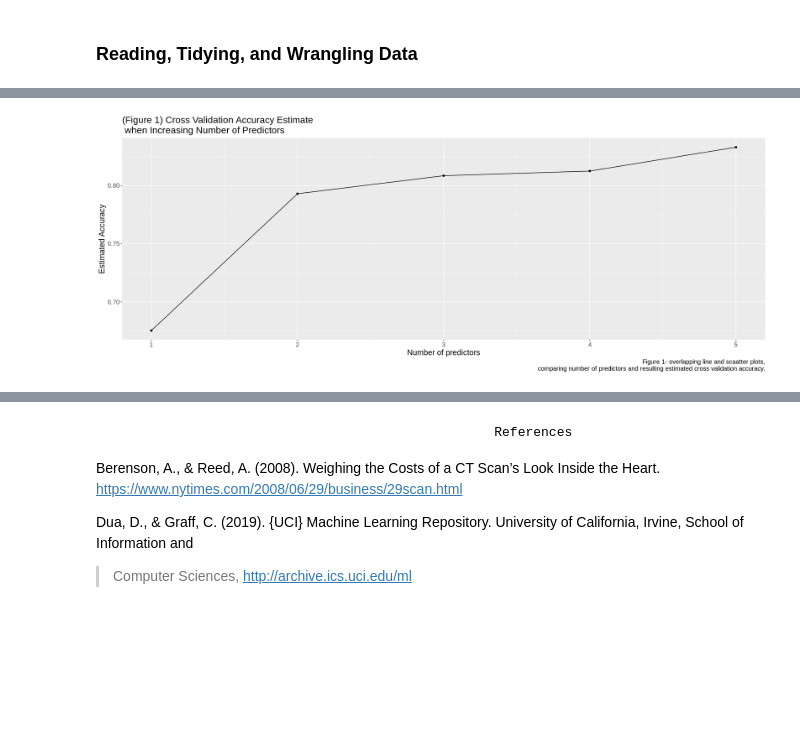
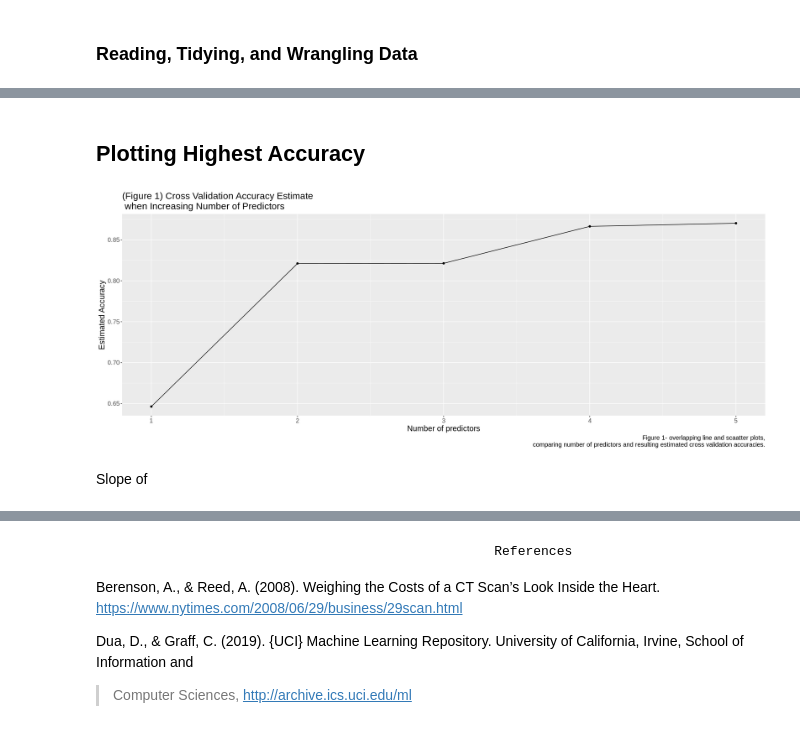
Before and after one commit to justinlook/dsci-100-2022w1-group-10, a Jupyter notebook: Final-project-group10.ipynb, the cells around one changed output, grey strips where cells are left out. Saved outputs shown, nothing was run; the diff lists cells and outputs as text; code cells hidden in the pictures; blank space fills up the shorter version.

```diff
--- a/Final-project-group10.ipynb
+++ b/Final-project-group10.ipynb
@@ -301,9 +262,9 @@ A tibble: 246 × 6
 # %%
 set.seed(88)
-#Visualization for the cross vlidation
-example_vfold <- vfold_cv(upsampled_cleveland_training_subset, v = 5, strata = num)
+#Visualization for the cross validation
+example_vfold <- vfold_cv(upsampled_cleveland_training, v = 5, strata = num)
 
-example_recipe <- recipe(num ~ chol, data = upsampled_cleveland_training_subset) |>
+example_recipe <- recipe(num ~ thalach, data = upsampled_cleveland_training) |>
   step_scale(all_predictors()) |>
   step_center(all_predictors())
 
@@ -312,11 +273,11 @@ example_spec <- nearest_neighbor(weight_func = "rectangular", neighbors = tune()
   set_engine("kknn") |>
   set_mode("classification")
 
-gridvals <- tibble(neighbors = seq(1, 30))
+k_vals <- tibble(neighbors = seq(1, 30))
 example_results <- workflow() |>
   add_recipe(example_recipe) |>
   add_model(example_spec) |>
-  tune_grid(resamples = example_vfold, grid = gridvals) |>
+  tune_grid(resamples = example_vfold, grid = k_vals) |>
   collect_metrics()
 
 
@@ -324,20 +285,8 @@ example_accuracies <- example_results |>
   filter(.metric == "accuracy")
 
 arranged_example_accuracies <- example_accuracies|>
+select(neighbors, mean)|>
 arrange(desc(mean))
 
 arranged_example_accuracies
-
-# check for most optimal accuracy, and it is usually the highest and most stable one.
-
-# plot of K values against their respective accuracies
-example_cross_val_plot <- example_accuracies |>
-    ggplot(aes(x = neighbors, y = mean)) +
-    geom_point() +
-    geom_line() +
-    labs(x = "Neighbors", y = "Accuracy Estimate") +
-    ggtitle("K values VS accuracies for the classifier with a predictor, age")+
-    theme(text = element_text(size = 12))
-
-example_cross_val_plot
 # %% [output]
@@ -359,5 +344,10 @@ A tibble: 30 × 7
 # %%
 set.seed(88)
+#extract variable names from the upsampled cleveland training sub dataset
+names <- colnames(upsampled_cleveland_training|> select(-num))
+
+names
+
 # create an empty tibble to store the results
 accuracies <- tibble(size = integer(),
                      model_string = character(),
@@ -370,7 +360,7 @@ knn_spec <- nearest_neighbor(weight_func = "rectangular",
      set_mode("classification")
 
 # create a 5-fold cross-validation object
-heartdisease_vfold <- vfold_cv(upsampled_cleveland_training_subset, v = 5, strata = num)
+heartdisease_vfold <- vfold_cv(upsampled_cleveland_training, v = 5, strata = num)
 
 # store the total number of predictors
 n_total <- length(names)
@@ -390,7 +380,7 @@ for (i in 1:n_total) {
 
         # create a recipe from the model string
         hd_recipe <- recipe(as.formula(model_string),
-                                data = upsampled_cleveland_training_subset) |>
+                                data = upsampled_cleveland_training) |>
                           step_scale(all_predictors()) |>
                           step_center(all_predictors())
 
@@ -399,7 +389,7 @@ for (i in 1:n_total) {
         acc <- workflow() |>
           add_recipe(hd_recipe) |>
           add_model(knn_spec) |>
-          tune_grid(resamples = heartdisease_vfold, grid = gridvals) |>
+          tune_grid(resamples = heartdisease_vfold, grid = k_vals) |>
           collect_metrics() |>
           filter(.metric == "accuracy")|>
           summarize(mx = max(mean))
@@ -419,5 +409,4 @@ for (i in 1:n_total) {
     selected <- c(selected, names[[jstar]])
     names <- names[-jstar]
 }
-accuracies
 # %% [output]
@@ -432,20 +464,24 @@ A tibble: 5 × 3
+# %% [markdown]
+## Plotting Highest Accuracy
 # %%
 options(repr.plot.width=18, repr.plot.height=7)
 accuracies_cross_validation_plot<-accuracies|>
 ggplot(aes(x=size,y=accuracy))+
 geom_point()+
 geom_line()+
 labs(x="Number of predictors",y="Estimated Accuracy",
      caption ="Figure 1- overlapping line and scaatter plots,
-comparing number of predictors and resulting estimated cross validation accuracy.")+
+comparing number of predictors and resulting estimated cross validation accuracies.")+
 theme(text=element_text(size=20))+
 ggtitle("(Figure 1) Cross Validation Accuracy Estimate \n when Increasing Number of Predictors")+
 theme(text = element_text(size = 15))
 
 
 accuracies_cross_validation_plot
 # %% [output]
-[figure, old version]
+[figure, new version]
+# %% [markdown]
+Slope of
 # %%
 set.seed(88)
 #test the five classifiers on the testing dataset
```
Also changed, not shown: parts of 34 cells of this notebook.
